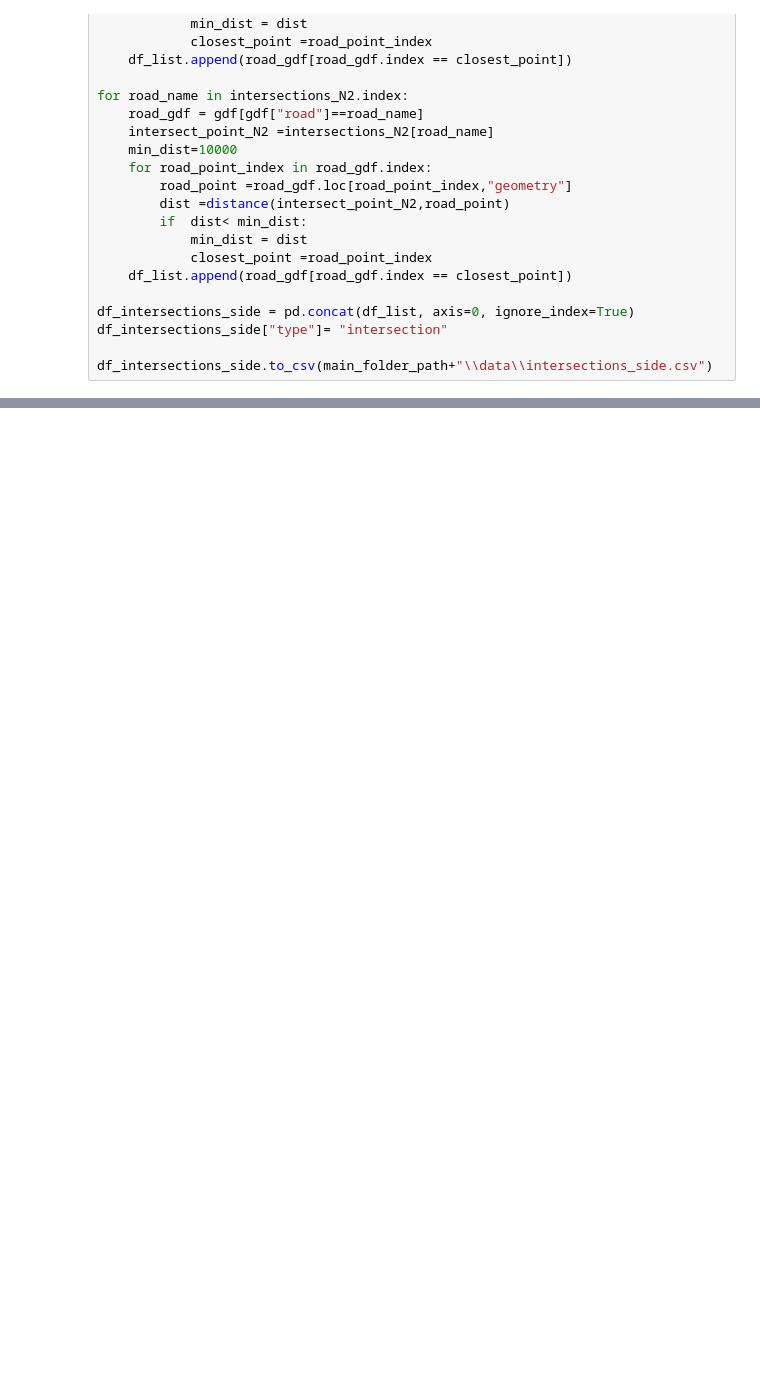
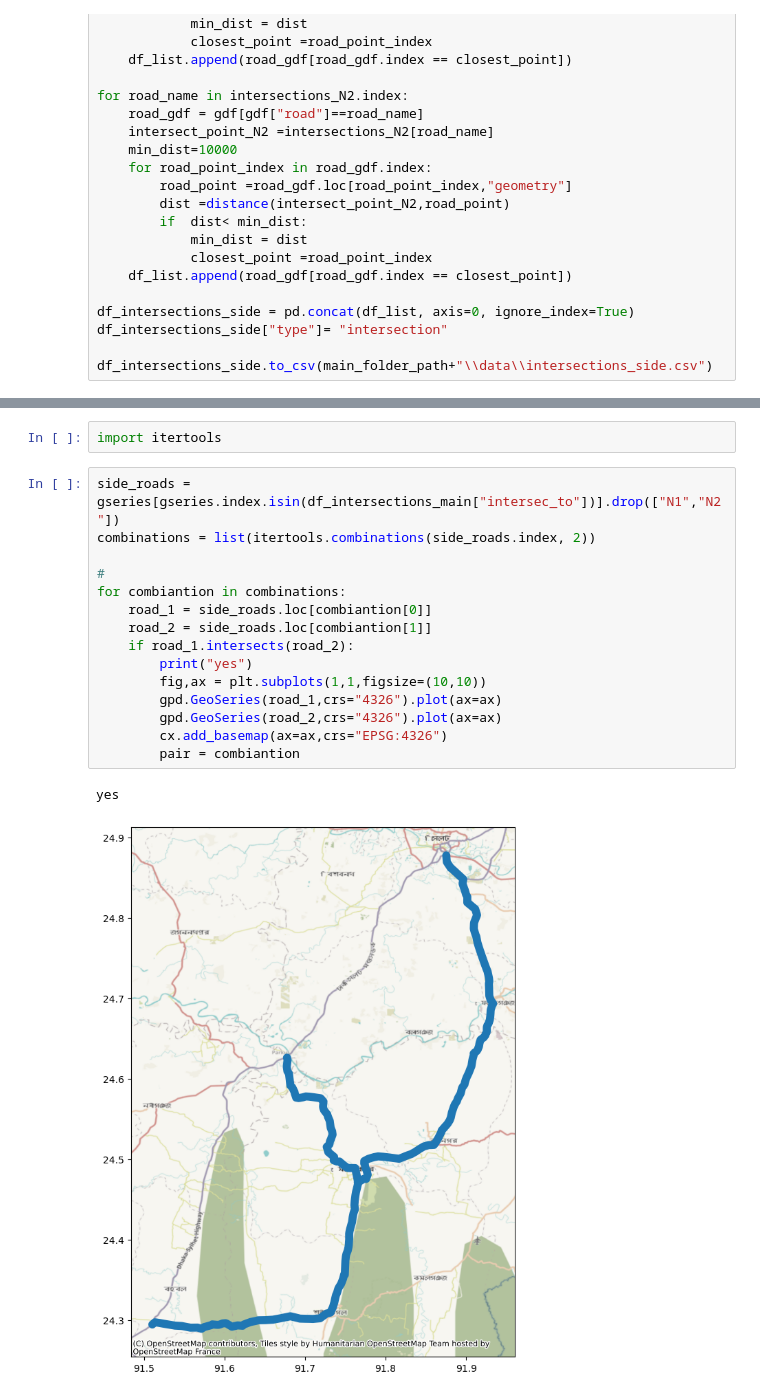
Before and after one commit to mlmoleman/EPA133a-G07-A3, a Jupyter notebook: model/Intersections_roads.ipynb, the cells around one changed output, grey strips where cells are left out. Drawn from its saved outputs; the diff is of its cells as text; blank space fills up the shorter version.

Commit message:
Addes intersection code

```diff
--- a/model/Intersections_roads.ipynb
+++ b/model/Intersections_roads.ipynb
@@ -141,0 +144,20 @@ gseries_test[gseries_test.index.isin(df_intersections_main["intersec_to"])
+# %%
+import itertools
+# %%
+side_roads = gseries[gseries.index.isin(df_intersections_main["intersec_to"])].drop(["N1","N2"])
+combinations = list(itertools.combinations(side_roads.index, 2))
+
+#
+for combiantion in combinations:
+    road_1 = side_roads.loc[combiantion[0]]
+    road_2 = side_roads.loc[combiantion[1]]
+    if road_1.intersects(road_2):
+        print("yes")
+        fig,ax = plt.subplots(1,1,figsize=(10,10))
+        gpd.GeoSeries(road_1,crs="4326").plot(ax=ax)
+        gpd.GeoSeries(road_2,crs="4326").plot(ax=ax)
+        cx.add_basemap(ax=ax,crs="EPSG:4326")
+        pair = combiantion
+# %% [output]
+yes
+[figure, added]
```
Also changed, not shown: parts of 10 cells of this notebook, 3 other files.
